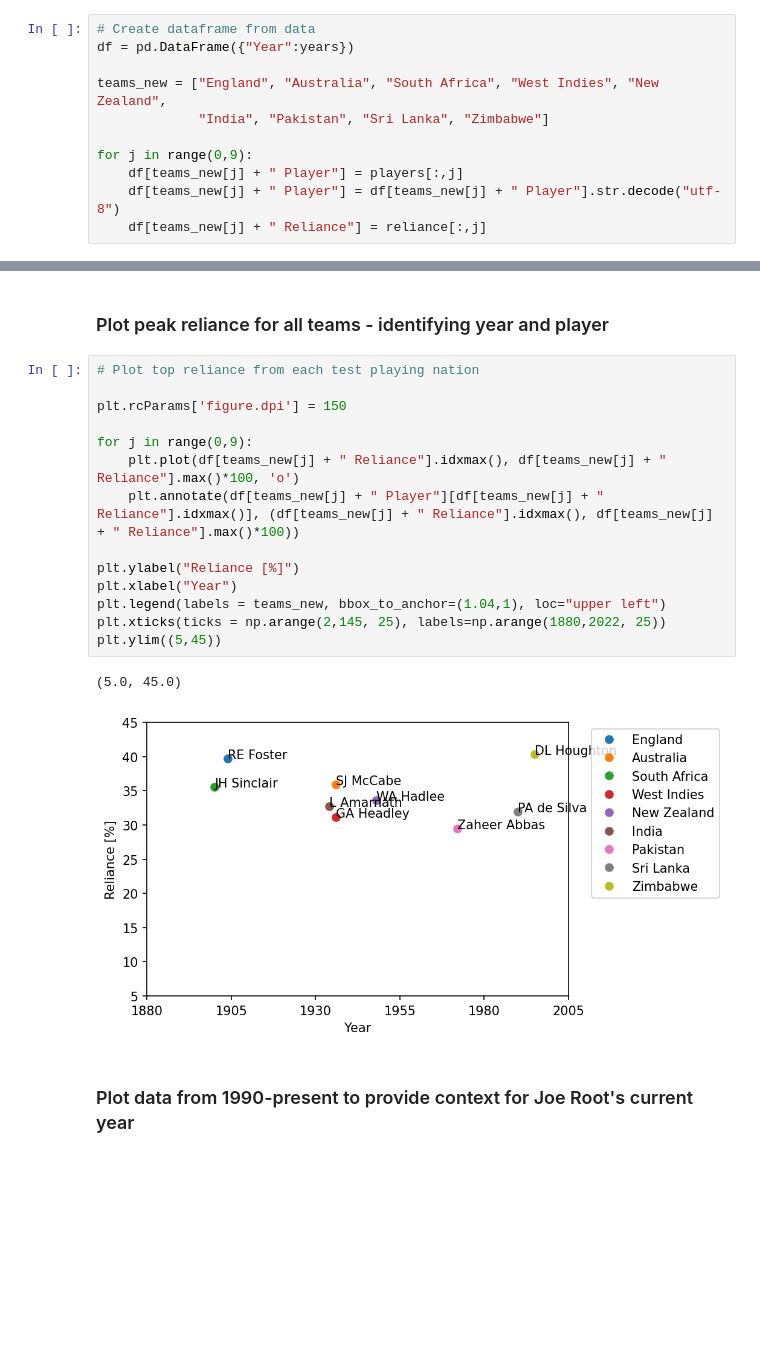
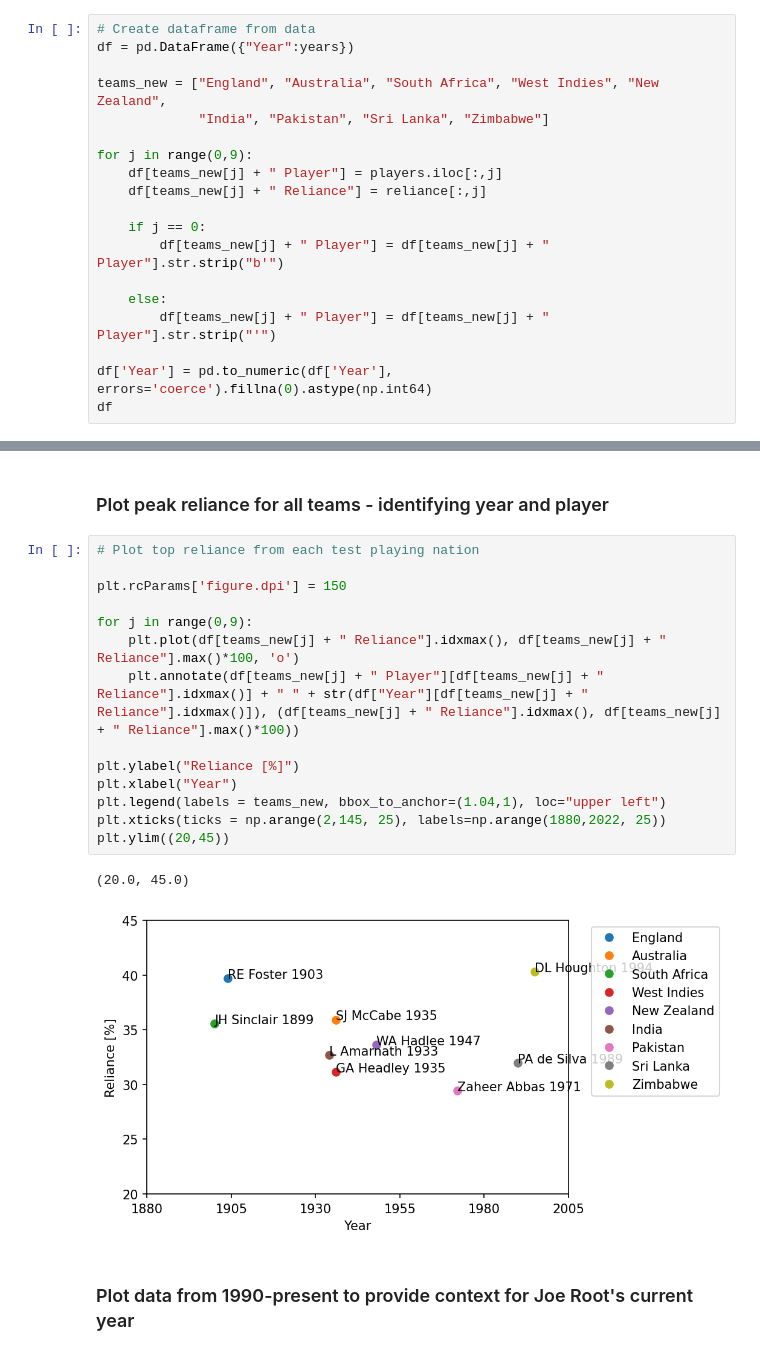
Before and after one commit to jhjorg/Root_Analysis, a Jupyter notebook: Root_analysis.ipynb, the cells around one changed output, grey strips where cells are left out. Cells and saved outputs as stored; diff of their text form; blank space fills up the shorter version.

Commit message:
Added plots and updated to only run if input files exist

```diff
--- a/Root_analysis.ipynb
+++ b/Root_analysis.ipynb
@@ -128,6 +140,14 @@ teams_new = ["England", "Australia", "South Africa", "West Indies", "New Zealand
              "India", "Pakistan", "Sri Lanka", "Zimbabwe"]
 
 for j in range(0,9):
-    df[teams_new[j] + " Player"] = players[:,j]
-    df[teams_new[j] + " Player"] = df[teams_new[j] + " Player"].str.decode("utf-8")
+    df[teams_new[j] + " Player"] = players.iloc[:,j]
     df[teams_new[j] + " Reliance"] = reliance[:,j]
+
+    if j == 0:
+        df[teams_new[j] + " Player"] = df[teams_new[j] + " Player"].str.strip("b'")
+
+    else:
+        df[teams_new[j] + " Player"] = df[teams_new[j] + " Player"].str.strip("'")
+
+df['Year'] = pd.to_numeric(df['Year'], errors='coerce').fillna(0).astype(np.int64)
+df
@@ -154,20 +188,20 @@ plt.ylim((5,45))
 # %%
 # Plot top reliance from each test playing nation
 
 plt.rcParams['figure.dpi'] = 150
 
 for j in range(0,9):
     plt.plot(df[teams_new[j] + " Reliance"].idxmax(), df[teams_new[j] + " Reliance"].max()*100, 'o')
-    plt.annotate(df[teams_new[j] + " Player"][df[teams_new[j] + " Reliance"].idxmax()], (df[teams_new[j] + " Reliance"].idxmax(), df[teams_new[j] + " Reliance"].max()*100))
+    plt.annotate(df[teams_new[j] + " Player"][df[teams_new[j] + " Reliance"].idxmax()] + " " + str(df["Year"][df[teams_new[j] + " Reliance"].idxmax()]), (df[teams_new[j] + " Reliance"].idxmax(), df[teams_new[j] + " Reliance"].max()*100))
 
 plt.ylabel("Reliance [%]")
 plt.xlabel("Year")
 plt.legend(labels = teams_new, bbox_to_anchor=(1.04,1), loc="upper left")
 plt.xticks(ticks = np.arange(2,145, 25), labels=np.arange(1880,2022, 25))
-plt.ylim((5,45))
+plt.ylim((20,45))
 # %% [output]
-(5.0, 45.0)
+(20.0, 45.0)
-[figure, old version]
+[figure, new version]
 # %% [markdown]
 ### Plot data from 1990-present to provide context for Joe Root's current year
 # %%
```
Also changed, not shown: parts of 9 cells of this notebook.
